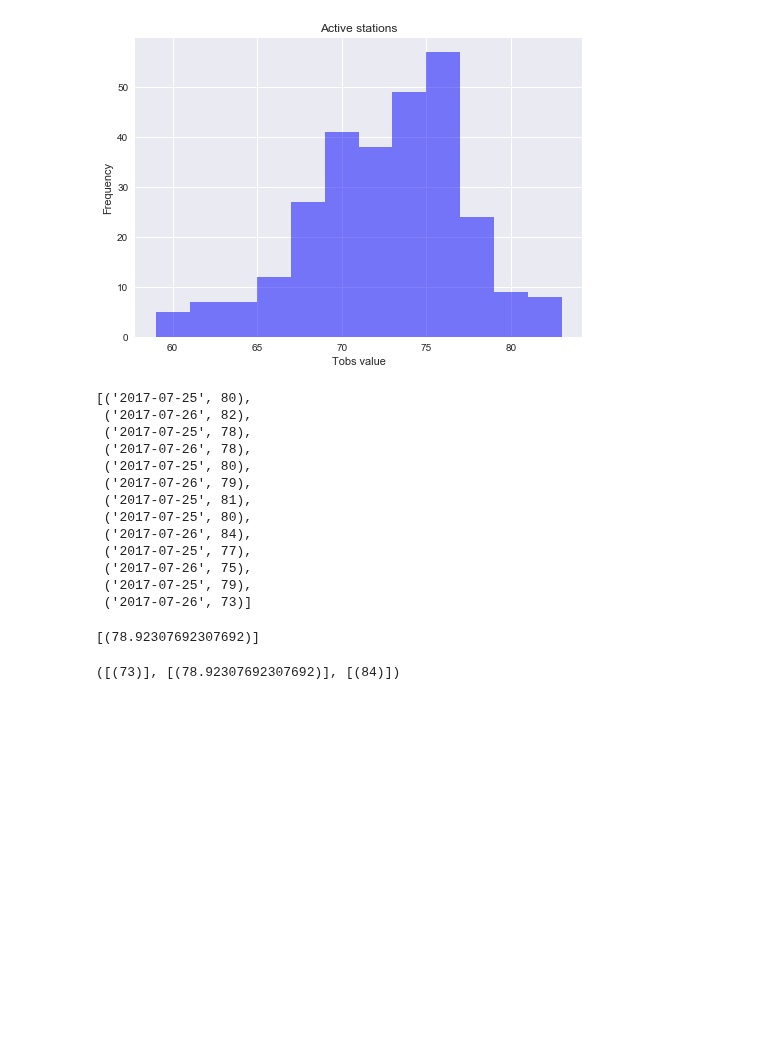
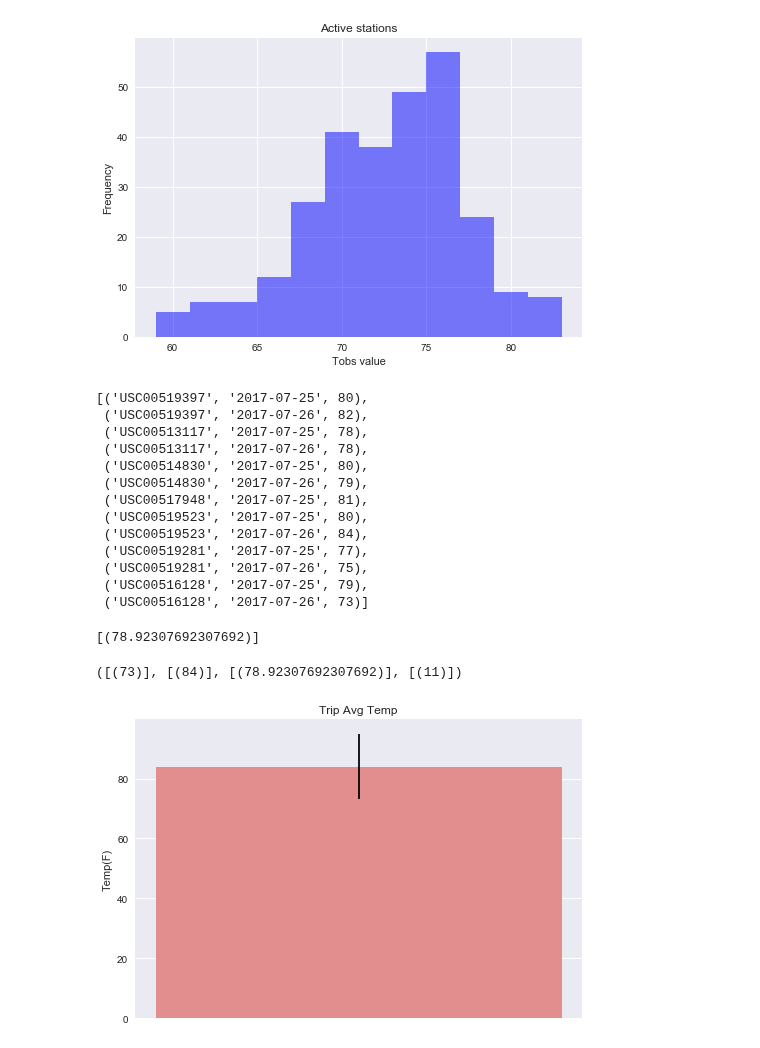
Before and after one commit to EmilySakata/climate_analysis, a Jupyter notebook: climate_analysis.ipynb, the cells around one changed output. Cells and saved outputs as stored; diff of their text form; code cells hidden in the pictures; blank space fills up the shorter version.

Commit message:
add temperature analysis bar graph

```diff
--- a/climate_analysis.ipynb
+++ b/climate_analysis.ipynb
@@ -221,22 +221,22 @@ plt.show()
 # %%
 start1 = "2017-07-25"
 end1 = "2017-07-26"
-temp = session.query(Measurement.date, Measurement.tobs).filter(Measurement.date >= start1).filter(Measurement.date <= end1).all()
+temp = session.query(Measurement.station, Measurement.date, Measurement.tobs).filter(Measurement.date >= start1).filter(Measurement.date <= end1).all()
 temp
 # %% [output]
-[('2017-07-25', 80),
- ('2017-07-26', 82),
- ('2017-07-25', 78),
- ('2017-07-26', 78),
- ('2017-07-25', 80),
- ('2017-07-26', 79),
- ('2017-07-25', 81),
- ('2017-07-25', 80),
- ('2017-07-26', 84),
- ('2017-07-25', 77),
- ('2017-07-26', 75),
- ('2017-07-25', 79),
- ('2017-07-26', 73)]
+[('USC00519397', '2017-07-25', 80),
+ ('USC00519397', '2017-07-26', 82),
+ ('USC00513117', '2017-07-25', 78),
+ ('USC00513117', '2017-07-26', 78),
+ ('USC00514830', '2017-07-25', 80),
+ ('USC00514830', '2017-07-26', 79),
+ ('USC00517948', '2017-07-25', 81),
+ ('USC00519523', '2017-07-25', 80),
+ ('USC00519523', '2017-07-26', 84),
+ ('USC00519281', '2017-07-25', 77),
+ ('USC00519281', '2017-07-26', 75),
+ ('USC00516128', '2017-07-25', 79),
+ ('USC00516128', '2017-07-26', 73)]
 # %%
 tem= session.query(func.avg(Measurement.tobs)).filter(Measurement.date >= start1).filter(Measurement.date <= end1).all()
 tem
@@ -249,12 +249,35 @@ tem
 
 def calc_temp (start, end):
 
-    temp = session.query(Measurement.date, Measurement.tobs).filter(Measurement.date >= start).filter(Measurement.date <= end).all()
+#     temp = session.query(Measurement.date, Measurement.tobs).filter(Measurement.date >= start).filter(Measurement.date <= end).all()
     min_temp = session.query(func.min(Measurement.tobs)).filter(Measurement.date >= start).filter(Measurement.date <= end).all()
     avg_temp = session.query(func.avg(Measurement.tobs)).filter(Measurement.date >= start1).filter(Measurement.date <= end1).all()
     max_temp = session.query(func.max(Measurement.tobs)).filter(Measurement.date >= start1).filter(Measurement.date <= end1).all()
-    return min_temp, avg_temp , max_temp
+    diff_temp = session.query(func.max(Measurement.tobs)-func.min(Measurement.tobs)).filter(Measurement.date >= start1).filter(Measurement.date <= end1).all()
 
-calc_temp(start1, end1)
+    return min_temp, max_temp, avg_temp, diff_temp
+
+temperature = calc_temp(start1, end1)
+temperature
 # %% [output]
-([(73)], [(78.92307692307692)], [(84)])
+([(73)], [(84)], [(78.92307692307692)], [(11)])
+# %%
+# Plot the min, avg, and max temperature from your previous query as a bar chart.
+# Use the average temperature as the bar height.
+# Use the peak-to-peak (tmax-tmin) value as the y error bar (yerr).
+
+
+data =   temperature[1]
+error =  temperature[3]
+xlocations = 0.5
+width = 0.25
+
+plt.bar(xlocations, data[0], width=width , yerr=error[0])
+
+plt.gca().xaxis.set_major_locator(plt.NullLocator())
+plt.ylabel("Temp(F)")
+plt.title("Trip Avg Temp")
+
+plt.show()
+# %% [output]
+[figure, added]
```
Also changed, not shown: parts of 1 cell of this notebook.
